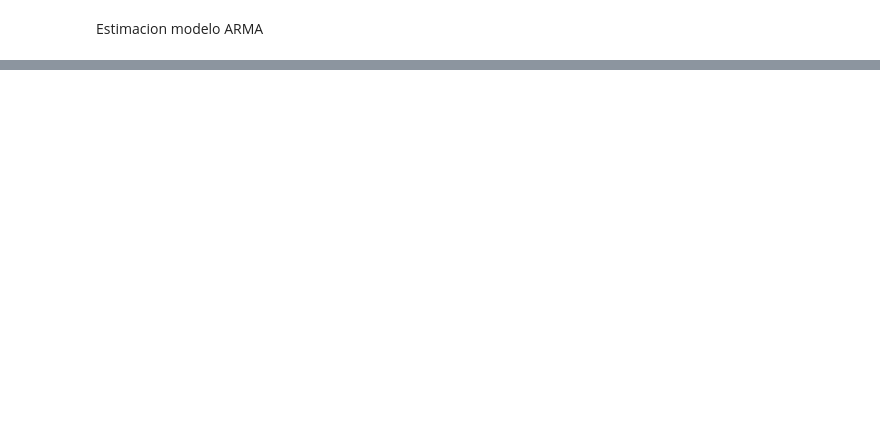
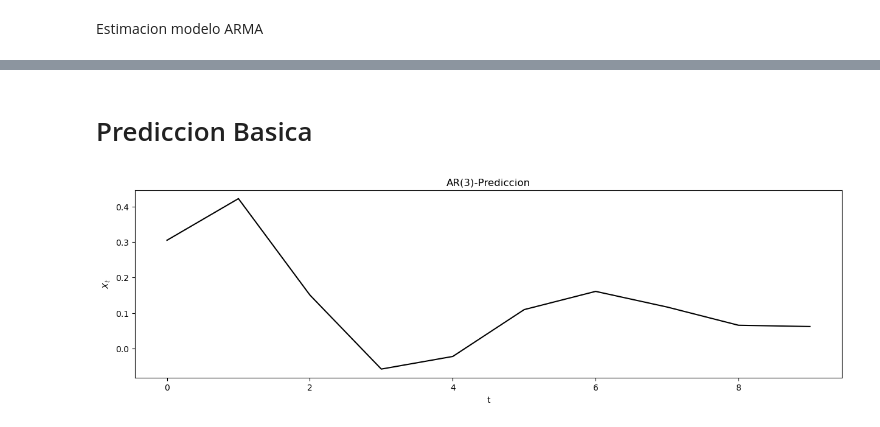
Before and after one commit to LuisGorozpe/py-ts-code, a Jupyter notebook: sesion3.ipynb, the cells around one changed output, grey strips where cells are left out. Drawn from its saved outputs; the diff is of its cells as text; code cells hidden in the pictures; blank space fills up the shorter version.

```diff
--- a/sesion3.ipynb
+++ b/sesion3.ipynb
@@ -333,3 +333,10 @@ Covariance Type:                  opg
 
 Warnings:
 [1] Covariance matrix calculated using the outer product of gradients (complex-step).
+# %% [markdown]
+# Prediccion Basica
+# %%
+tpre=10
+plot_df(res1.forecast(steps=tpre), range(tpre),res1.forecast(steps=tpre), title="AR(3)-Prediccion", xlabel='t', ylabel='$X_t$', colores="black", dpi=100)
+# %% [output]
+[figure, added]
```
Also changed, not shown: parts of 24 cells of this notebook, 46 other files.
